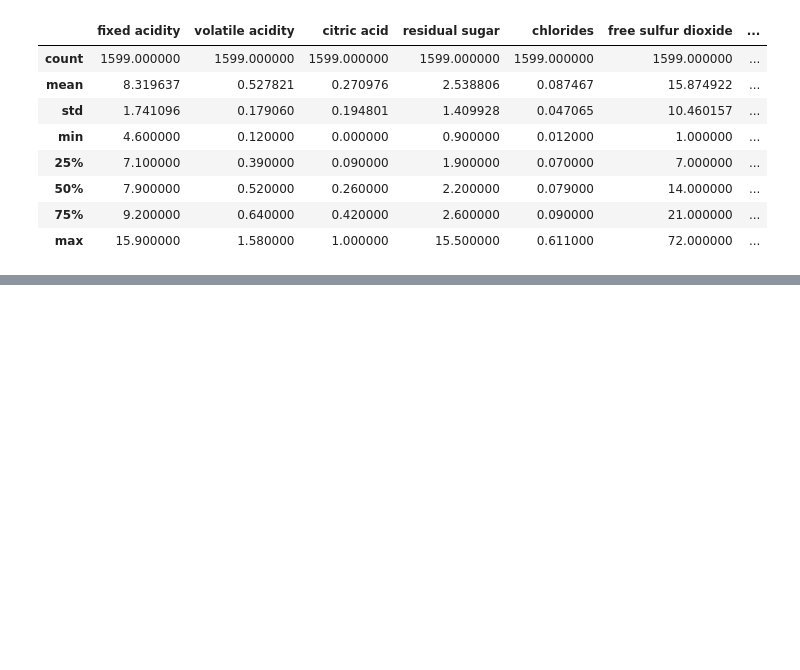
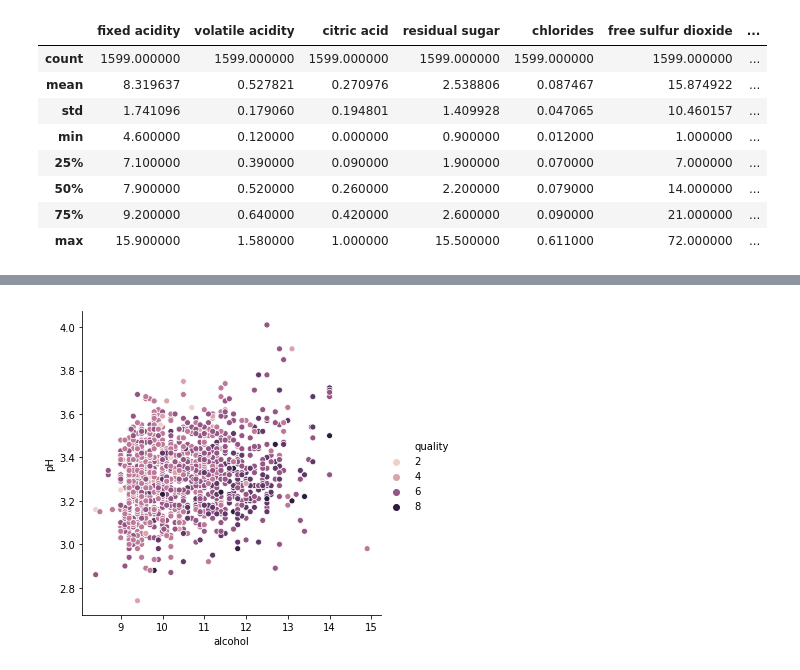
Before and after one commit to GeJulia/wineForTheWin, a Jupyter notebook: Julia.ipynb, the cells around one changed output, grey strips where cells are left out. Cells and saved outputs as stored; diff of their text form; code cells hidden in the pictures; blank space fills up the shorter version.

```diff
--- a/Julia.ipynb
+++ b/Julia.ipynb
@@ -31,0 +50,4 @@ white.describe()
+# %%
+sns.relplot(x="alcohol", y="pH", hue="quality", data=red);
+# %% [output]
+[figure, added]
```
Also changed, not shown: parts of 7 cells of this notebook.
